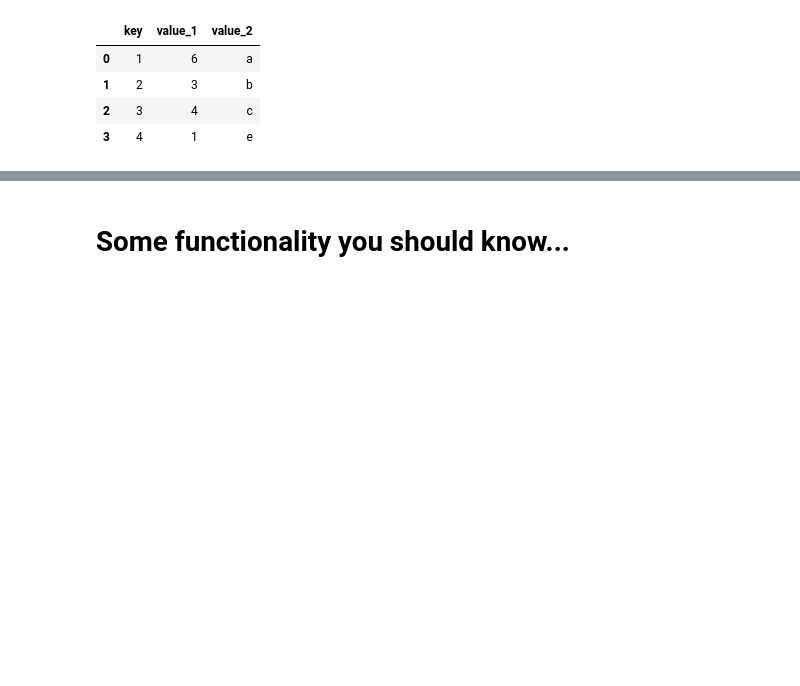
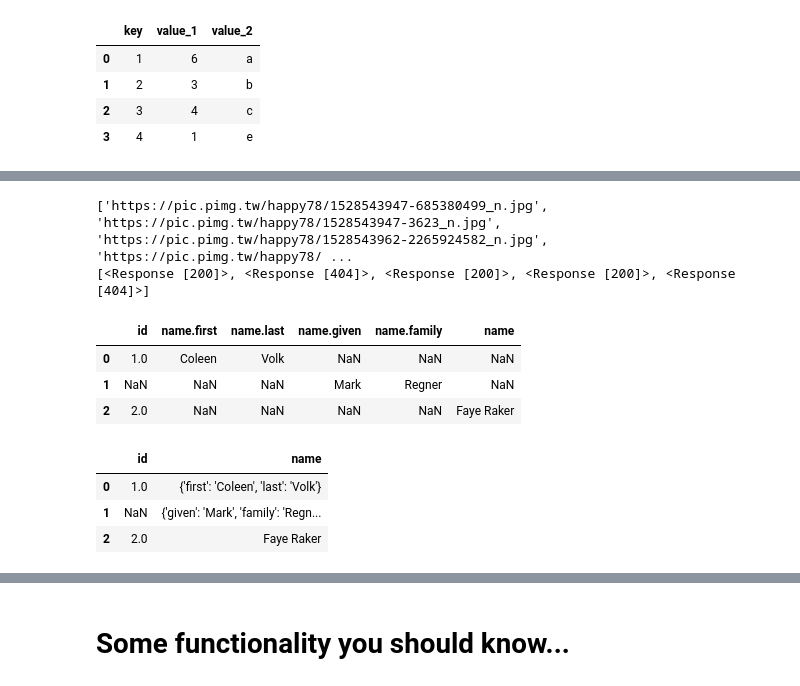
Before and after one commit to YLTsai0609/pandas_101, a Jupyter notebook: Solution.ipynb, the cells around one changed output, grey strips where cells are left out. Saved outputs shown, nothing was run; the diff lists cells and outputs as text; code cells hidden in the pictures; blank space fills up the shorter version.

Commit message:
[Feature] add json_normalize method

```diff
--- a/Solution.ipynb
+++ b/Solution.ipynb
@@ -1682,0 +1747,45 @@ Wall time: 3.74 s
+# %%
+
+
+def get_request_async(s : pd.Series) -> pd.Series:
+
+    def exception_handler(request, exception):
+        print("Request failed")
+
+    links = s.tolist()
+    print(links)
+#     reqs = (grequests.get(url, timeout=5) for url in links) # generator
+#     resp_list = grequests.map(reqs) # async sending request happens here
+
+    resp_list = [requests.get(url, timeout=5) for url in links] # generator
+    print(resp_list)
+
+get_request_async(df['img_url'])
+# %% [output]
+['https://pic.pimg.tw/happy78/1528543947-685380499_n.jpg', 'https://pic.pimg.tw/happy78/1528543947-3623_n.jpg', 'https://pic.pimg.tw/happy78/1528543962-2265924582_n.jpg', 'https://pic.pimg.tw/happy78/ ...
+[<Response [200]>, <Response [404]>, <Response [200]>, <Response [200]>, <Response [404]>]
+# %%
+
+# json normalize (unpack the nested keys)
+# https://pandas.pydata.org/docs/reference/api/pandas.json_normalize.html#pandas.json_normalize
+# new in 0.25.0
+
+data = [
+    {"id": 1, "name": {"first": "Coleen", "last": "Volk"}},
+    {"name": {"given": "Mark", "family": "Regner"}},
+    {"id": 2, "name": "Faye Raker"},
+]
+
+display(
+    pd.json_normalize(data),
+    pd.json_normalize(data,max_level=0),
+)
+# %% [output]
+|  | id | name.first | name.last | name.given | name.family | name |
+| 0 | 1.0 | Coleen | Volk | NaN | NaN | NaN |
+| 1 | NaN | NaN | NaN | Mark | Regner | NaN |
+| 2 | 2.0 | NaN | NaN | NaN | NaN | Faye Raker |
+|  | id | name |
+| 0 | 1.0 | {'first': 'Coleen', 'last': 'Volk'} |
+| 1 | NaN | {'given': 'Mark', 'family': 'Regn... |
+| 2 | 2.0 | Faye Raker |
```
Also changed, not shown: parts of 47 cells of this notebook, 12 other files.
